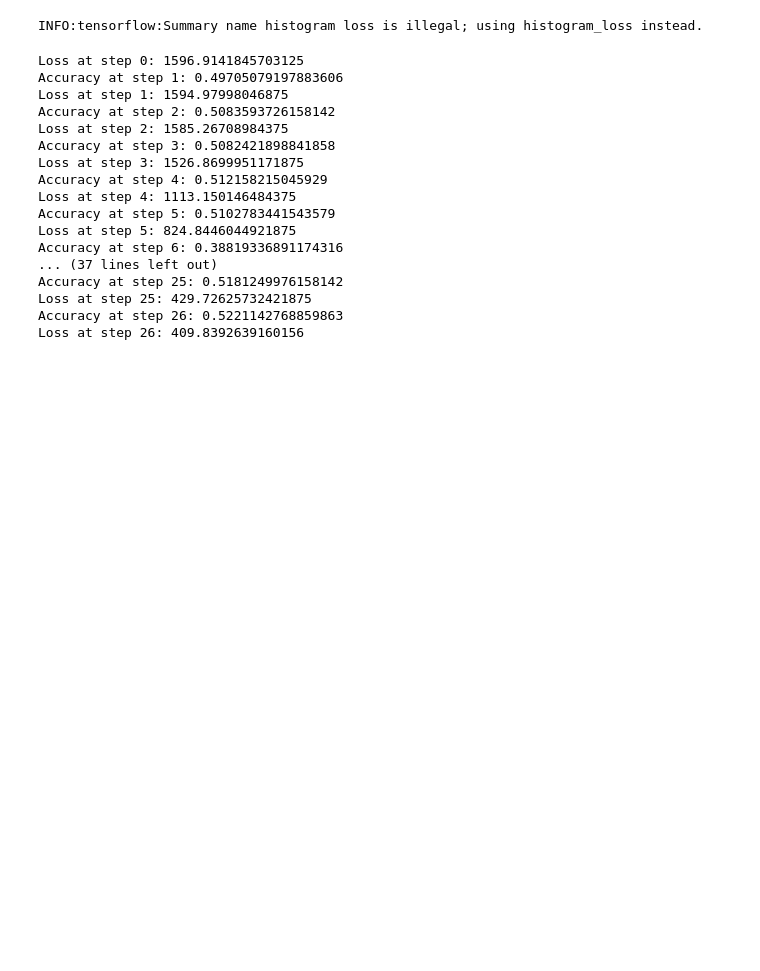
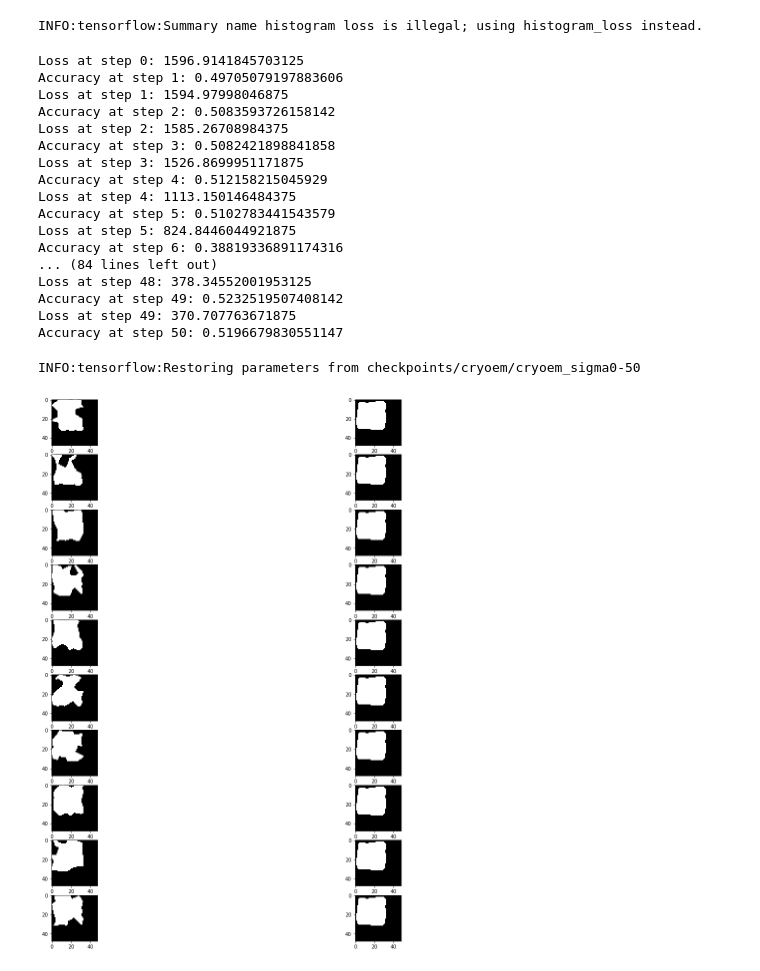
Before and after one commit to skarakulak/alignment_learining, a Jupyter notebook: model.ipynb, the cells around one changed output. Cells and saved outputs as stored; diff of their text form; code cells hidden in the pictures; blank space fills up the shorter version.

```diff
--- a/model.ipynb
+++ b/model.ipynb
@@ -357,11 +359,11 @@ class objGenNetwork(object):
                 pool.join()
                 self.eval_once(sess, writer, epoch, step)
 
-                y_pred = sess.run(self.predictions,feed_dict={self.x_ph: self.train_x_new})
-                plt.imsave('0true.png',self.train_y_new[5][0][:,:,0])
-                plt.imsave('0pred.png',y_pred[5,:,:,0]>0.5)
-                plt.imsave('1true.png',self.train_y_new[6][0][:,:,0])
-                plt.imsave('1pred.png',y_pred[6,:,:,0]>0.5)
+               # y_pred = sess.run(self.predictions,feed_dict={self.x_ph: self.train_x_new})
+               # plt.imsave('0true.png',self.train_y_new[5][0][:,:,0])
+               # plt.imsave('0pred.png',y_pred[5,:,:,0]>0.5)
+               # plt.imsave('1true.png',self.train_y_new[6][0][:,:,0])
+               # plt.imsave('1pred.png',y_pred[6,:,:,0]>0.5)
 
         writer.close()
 # %%
@@ -388,30 +390,33 @@ Loss at step 4: 1113.150146484375
 Accuracy at step 5: 0.5102783441543579
 Loss at step 5: 824.8446044921875
 Accuracy at step 6: 0.38819336891174316
-... (37 lines left out)
-Accuracy at step 25: 0.5181249976158142
-Loss at step 25: 429.72625732421875
-Accuracy at step 26: 0.5221142768859863
-Loss at step 26: 409.8392639160156
+... (84 lines left out)
+Loss at step 48: 378.34552001953125
+Accuracy at step 49: 0.5232519507408142
+Loss at step 49: 370.707763671875
+Accuracy at step 50: 0.5196679830551147
 # %%
 with tf.Session() as sess:
     sess.run(tf.global_variables_initializer())
     saver = tf.train.Saver()
     ckpt = tf.train.get_checkpoint_state(os.path.dirname('checkpoints/cryoem/cryoem_sigma1'))
     if ckpt and ckpt.model_checkpoint_path:
         saver.restore(sess, ckpt.model_checkpoint_path)
 
     y_pred = sess.run(model.predictions,feed_dict={model.x_ph: model.train_x_new})
 
 
 
-fig=plt.figure(figsize=(20, 8))
+fig=plt.figure(figsize=(20, 20))
 columns = 2
 rows = 5
-for i in range(0, 5):
-    fig.add_subplot(5, 2, i*2+1)
-    plt.imshow(model.train_y_new[0][0][:,:,0],interpolation='nearest', cmap="gray")
-    fig.add_subplot(5, 2, i*2+2)
+for i in range(0, 10):
+    fig.add_subplot(10, 2, i*2+1)
+    plt.imshow(model.train_y_new[i][0][:,:,0],interpolation='nearest', cmap="gray")
+
+    fig.add_subplot(10, 2, i*2+2)
     plt.imshow(y_pred[i,:,:,0]>0.5,interpolation='nearest', cmap="gray")
-    plt.imshow(img)
 plt.show()
+# %% [output]
+INFO:tensorflow:Restoring parameters from checkpoints/cryoem/cryoem_sigma0-50
+[figure, added]
```
Also changed, not shown: parts of 1 cell of this notebook, 1 other file.
